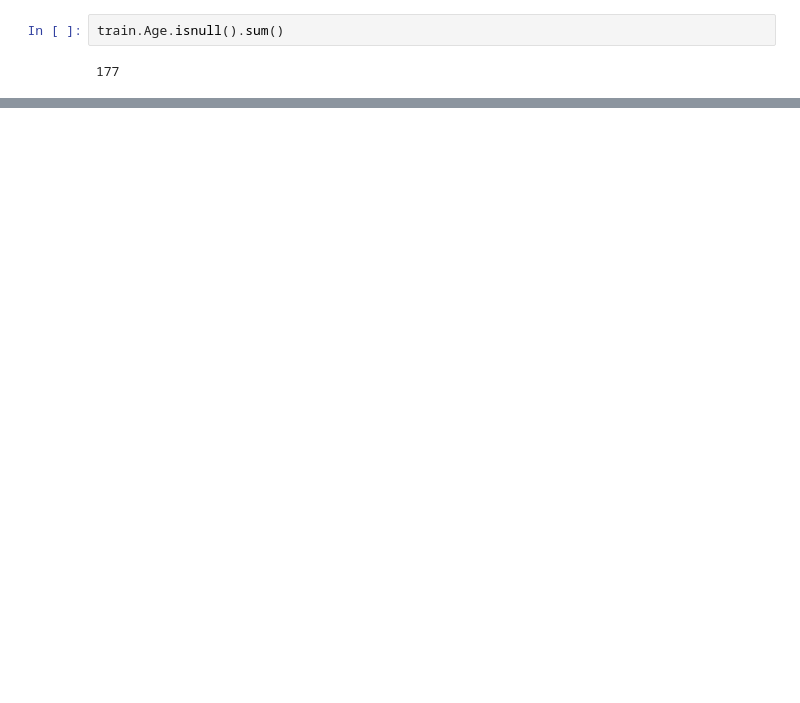
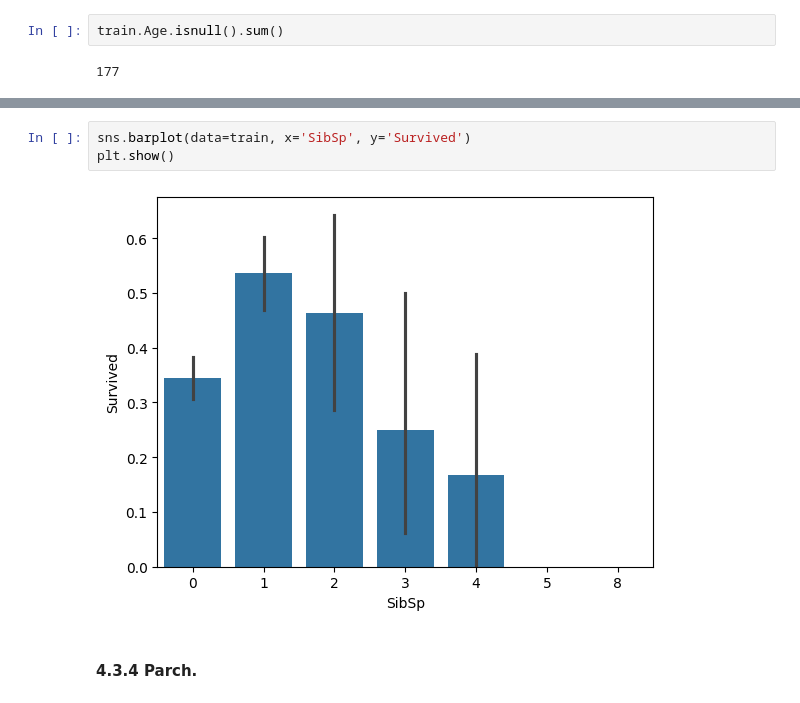
Before and after one commit to Fabiqula/Titanic_kaggle, a Jupyter notebook: main.ipynb, the cells around one changed output, grey strips where cells are left out. Drawn from its saved outputs; the diff is of its cells as text; blank space fills up the shorter version.

```diff
--- a/main.ipynb
+++ b/main.ipynb
@@ -543,0 +579,7 @@ sns.displot(data=train, x='Age')
+# %%
+sns.barplot(data=train, x='SibSp', y='Survived')
+plt.show()
+# %% [output]
+[figure, added]
+# %% [markdown]
+#### 4.3.4 Parch.
```
Also changed, not shown: parts of 35 cells of this notebook.
